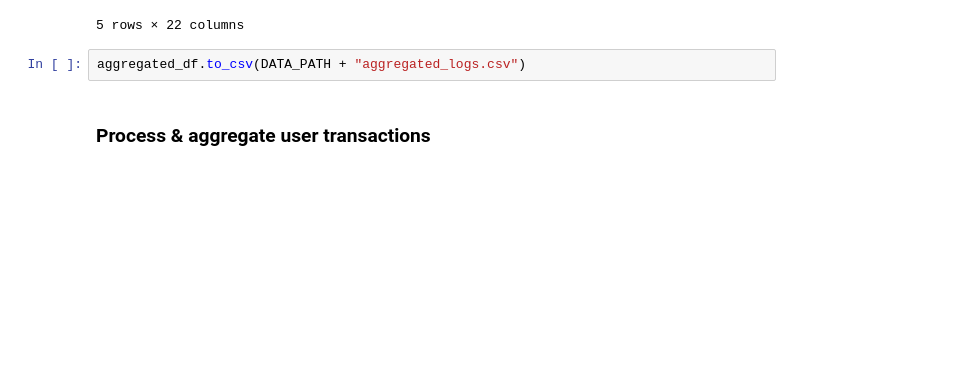
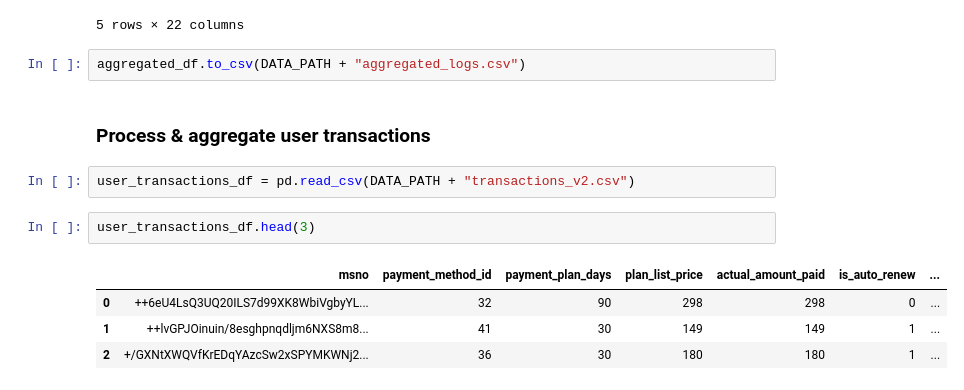
Before and after one commit to stanislavlia/churn_rate_mlops, a Jupyter notebook: churn_preprocessing.ipynb, the cells around one changed output. Cells and saved outputs as stored; diff of their text form; blank space fills up the shorter version.

```diff
--- a/churn_preprocessing.ipynb
+++ b/churn_preprocessing.ipynb
@@ -154,3 +154,12 @@ aggregated_df.head()
 aggregated_df.to_csv(DATA_PATH + "aggregated_logs.csv")
 # %% [markdown]
 ### Process & aggregate user transactions
+# %%
+user_transactions_df = pd.read_csv(DATA_PATH + "transactions_v2.csv")
+# %%
+user_transactions_df.head(3)
+# %% [output]
+|  | msno | payment_method_id | payment_plan_days | plan_list_price | actual_amount_paid | is_auto_renew | ... |
+| 0 | ++6eU4LsQ3UQ20ILS7d99XK8WbiVgbyYL... | 32 | 90 | 298 | 298 | 0 | ... |
+| 1 | ++lvGPJOinuin/8esghpnqdljm6NXS8m8... | 41 | 30 | 149 | 149 | 1 | ... |
+| 2 | +/GXNtXWQVfKrEDqYAzcSw2xSPYMKWNj2... | 36 | 30 | 180 | 180 | 1 | ... |
```
Also changed, not shown: parts of 15 cells of this notebook.
